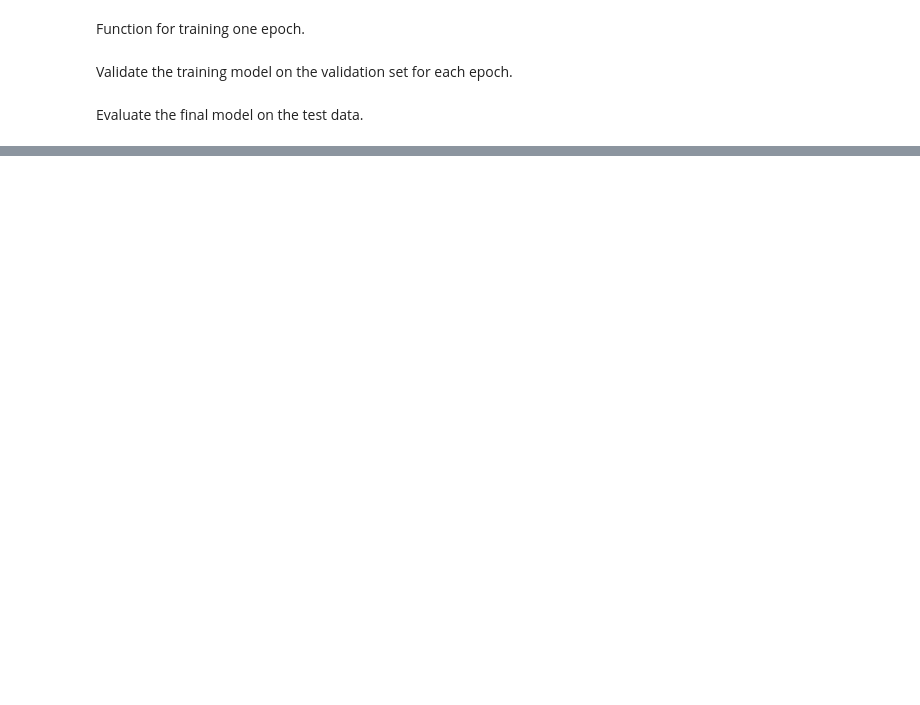
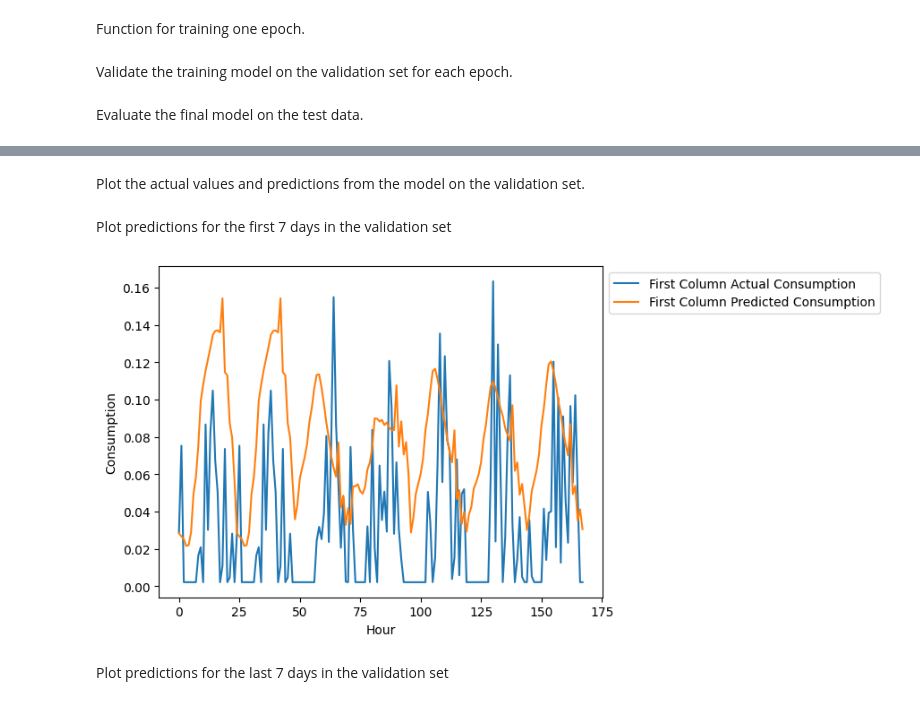
Before and after one commit to dat5-06/zap, a Jupyter notebook: core/notebooks/LSTM.ipynb, the cells around one changed output, grey strips where cells are left out. Cells and saved outputs as stored; diff of their text form; code cells hidden in the pictures; blank space fills up the shorter version.

```diff
--- a/core/notebooks/LSTM.ipynb
+++ b/core/notebooks/LSTM.ipynb
@@ -11,12 +11,13 @@ from tqdm import tqdm
 # %% [markdown]
 Set global parameters.
 # %%
-batch_size = 64
-learning_rate = 0.001
-EPOCHS = 20
+batch_size = 128
+learning_rate = 0.002
+EPOCHS = 25
 lookback = 168
 sliding_window = 24
 loss_function = zap_loss
+# loss_function = nn.HuberLoss("mean", delta=0.2)
 # %% [markdown]
 Read the preprocessed Trefor household data as a timeseries.
 # %% [markdown]
@@ -79,7 +80,7 @@ testing_loader = DataLoader(test_dataset, batch_size=batch_size, shuffle=False)
 Initialize a very basic LSTM.
 # %%
 class LSTM(nn.Module):
-    """Super scuffed LSTM."""
+    """LSTM model."""
 
     def __init__(
         self,
@@ -97,9 +98,7 @@ class LSTM(nn.Module):
             input_size, hidden_size, num_stacked_layers, batch_first=True
         )
 
-        # self.fc1 = nn.Linear((input_size * hidden_size), hidden_size)
-        self.fc1 = nn.Linear(hidden_size, hidden_size)
-        self.relu = nn.ReLU()
+        self.relu = nn.LeakyReLU()
         self.fc2 = nn.Linear(hidden_size, output_size)
 
     def forward(self, x: torch.tensor) -> torch.tensor:
@@ -114,7 +113,6 @@ class LSTM(nn.Module):
         )
 
         x, _ = self.lstm(x, (h0, c0))
-        x = self.fc1(x)
         x = self.relu(x)
         x = self.fc2(x[:, -1, :])
 
@@ -238,0 +234,2 @@ Visualize model performance. Actual consumption plotted with the predicted consu
+# %% [markdown]
+Plot the actual values and predictions from the model on the validation set.
@@ -239 +254,9 @@ Visualize model performance. Actual consumption plotted with the predicted consu
+# %% [markdown]
+Plot predictions for the first 7 days in the validation set
+# %%
+plot_predictions(0, 6)
+# %% [output]
+[figure, added]
+# %% [markdown]
+Plot predictions for the last 7 days in the validation set
 # %%
```
Also changed, not shown: parts of 13 cells of this notebook, 2 other files.
